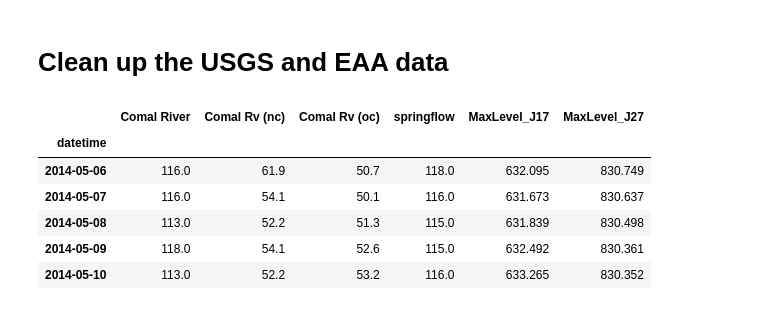
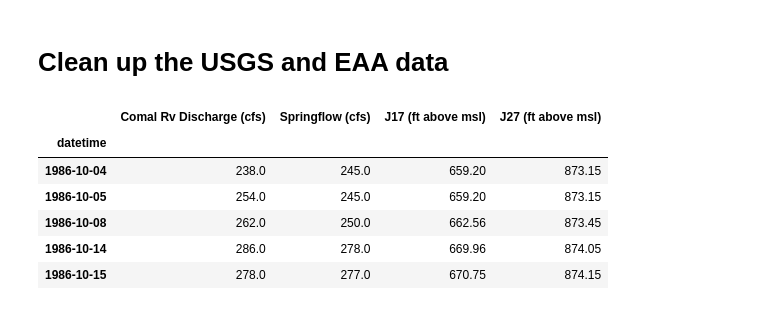
Before and after one commit to ecpease/Edwards_springflow, a Jupyter notebook: notebooks/correlation_matrix.ipynb, the cells around one changed output. Cells and saved outputs as stored; diff of their text form; code cells hidden in the pictures.

```diff
--- a/notebooks/correlation_matrix.ipynb
+++ b/notebooks/correlation_matrix.ipynb
@@ -36,13 +24,11 @@ import matplotlib.pyplot as plt
 # %% [markdown]
 # Read in csvs
 # %%
-comalRv   = pd.read_csv(os.path.join('..', 'data', 'streamflow', '08169000_ComalRv.csv'))
-comalRvnc = pd.read_csv(os.path.join('..', 'data', 'streamflow', '08168932_ComalRvnc.csv'))
-comalRvoc = pd.read_csv(os.path.join('..', 'data', 'streamflow', '08168913_ComalRvoc.csv'))
-comalSpgs = pd.read_csv(os.path.join('..', 'data', 'springflow', 'comal_spgs.csv'))
-comalSpgs = comalSpgs[['datetime', 'springflow']]
-
+comalRv   = pd.read_csv(os.path.join('..', "..", 'data', 'streamflow', 'ComalRv.csv'))
+comalRv['Comal Rv Discharge (cfs)'] = comalRv['Comal River']
+print(comalRv.head())
+comalSpg = pd.read_csv(os.path.join('..', "..", 'data', 'springflow', 'ComalSpgs.csv'))
+print(comalSpg.head())
+comalSpg = comalSpg[['datetime', 'Springflow']]
 comalRv.set_index(pd.to_datetime(comalRv['datetime']), inplace=True)
-comalRvnc.set_index(pd.to_datetime(comalRvnc['datetime']), inplace=True)
-comalRvoc.set_index(pd.to_datetime(comalRvoc['datetime']), inplace=True)
-comalSpgs.set_index(pd.to_datetime(comalSpgs['datetime']), inplace=True)
+comalSpg.set_index(pd.to_datetime(comalSpg['datetime']), inplace=True)
@@ -49,29 +58,27 @@ comalSpgs.set_index(pd.to_datetime(comalSpgs['datetime']), inplace=True)
 # %% [markdown]
 # Read in Well Data from EAA (J17 and J27)
 # %%
-j17 = pd.read_csv(os.path.join('..', 'data', "well_level", 'j17.csv'))
+j17 = pd.read_csv(os.path.join('..', "..", 'data', "well_level", 'j17.csv'))
 j17['datetime'] = pd.to_datetime(j17['pdate'])
 del j17['pdate']
-j17 = j17.loc[j17['datetime'] > pd.to_datetime("05/05/2014")]
+j17 = j17.loc[j17['datetime'] > pd.to_datetime("01/01/1970")]
 j17.index = j17['datetime']
 j17 = j17[['MaxLevel']]
-j17['MaxLevel_J17'] = j17[['MaxLevel']]
-j17.to_csv(os.path.join("..", "data", "well_level", "dailyDateRange_j17.csv"))
+j17['J17 (ft above msl)'] = j17[['MaxLevel']]
+j17.to_csv(os.path.join("..", "..", "data", "well_level", "dailyDateRange_j17.csv"))
 # %%
-j27 = pd.read_csv(os.path.join('..', 'data', "well_level", 'j27.csv'))
+j27 = pd.read_csv(os.path.join('..', "..", 'data', "well_level", 'j27.csv'))
 j27['datetime'] = pd.to_datetime(j27['pdate'])
 del j27['pdate']
-j27 = j27.loc[j27['datetime'] > pd.to_datetime("05/05/2014")]
+j27 = j27.loc[j27['datetime'] > pd.to_datetime("01/01/1970")]
 j27.index = j27['datetime']
 j27 = j27[['MaxLevel']]
-j27['MaxLevel_J27'] = j27[['MaxLevel']]
-j27.to_csv(os.path.join("..", "data", "well_level", "dailydateRange_j27.csv"))
+j27['J27 (ft above msl)'] = j27[['MaxLevel']]
+j27.to_csv(os.path.join("..", "..", "data", "well_level", "dailydateRange_j27.csv"))
 # %% [markdown]
 # Merge all data
 # %%
-df_main = comalRv.merge(comalRvnc, left_index=True, right_index=True)
-df_main = df_main.merge(comalRvoc, left_index=True, right_index=True)
-df_main = df_main.merge(comalSpgs, left_index=True, right_index=True)
+df_main = comalRv.merge(comalSpg, left_index=True, right_index=True)
 df_main = df_main.merge(j17, right_index=True, left_index=True)
 df_main = df_main.merge(j27, right_index=True, left_index=True)
 df_main.head()
@@ -86,14 +93,15 @@ df_main.head()
 # %% [markdown]
 # Clean up the USGS and EAA data
 # %%
-df_main = df_main[["Comal River", "Comal Rv (nc)", "Comal Rv (oc)", "springflow", "MaxLevel_J17", "MaxLevel_J27"]]
-df_main.to_csv(os.path.join("..", "data", "streamflow", "main_ComalRvs.csv"))
+df_main['Springflow (cfs)'] = df_main['Springflow']
+df_main = df_main[["Comal Rv Discharge (cfs)", "Springflow (cfs)", "J17 (ft above msl)", "J27 (ft above msl)"]]
+df_main.to_csv(os.path.join("..", "..", "data", "streamflow", "Springflow_All_Comal.csv"))
 df_main.head()
 # %% [output]
-|  | Comal River | Comal Rv (nc) | Comal Rv (oc) | springflow | MaxLevel_J17 | MaxLevel_J27 |
-| datetime |  |  |  |  |  |  |
-| 2014-05-06 | 116.0 | 61.9 | 50.7 | 118.0 | 632.095 | 830.749 |
-| 2014-05-07 | 116.0 | 54.1 | 50.1 | 116.0 | 631.673 | 830.637 |
-| 2014-05-08 | 113.0 | 52.2 | 51.3 | 115.0 | 631.839 | 830.498 |
-| 2014-05-09 | 118.0 | 54.1 | 52.6 | 115.0 | 632.492 | 830.361 |
-| 2014-05-10 | 113.0 | 52.2 | 53.2 | 116.0 | 633.265 | 830.352 |
+|  | Comal Rv Discharge (cfs) | Springflow (cfs) | J17 (ft above msl) | J27 (ft above msl) |
+| datetime |  |  |  |  |
+| 1986-10-04 | 238.0 | 245.0 | 659.20 | 873.15 |
+| 1986-10-05 | 254.0 | 245.0 | 659.20 | 873.15 |
+| 1986-10-08 | 262.0 | 250.0 | 662.56 | 873.45 |
+| 1986-10-14 | 286.0 | 278.0 | 669.96 | 874.05 |
+| 1986-10-15 | 278.0 | 277.0 | 670.75 | 874.15 |
```
Also changed, not shown: parts of 13 cells of this notebook, 28 other files.
